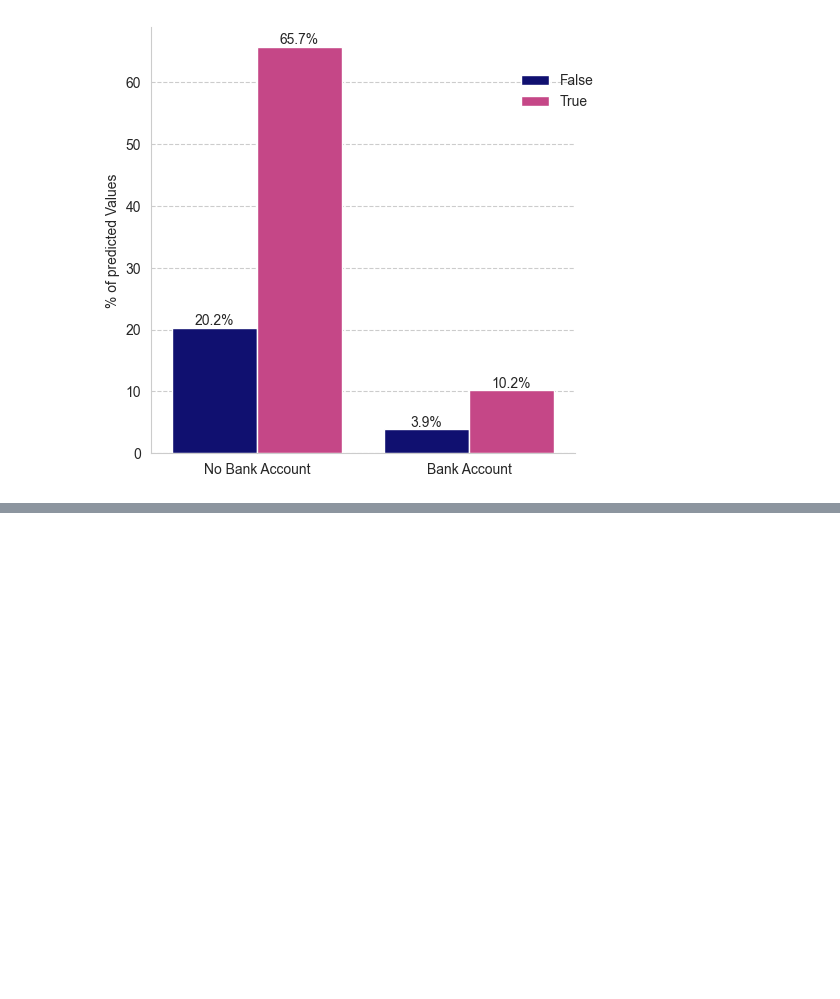
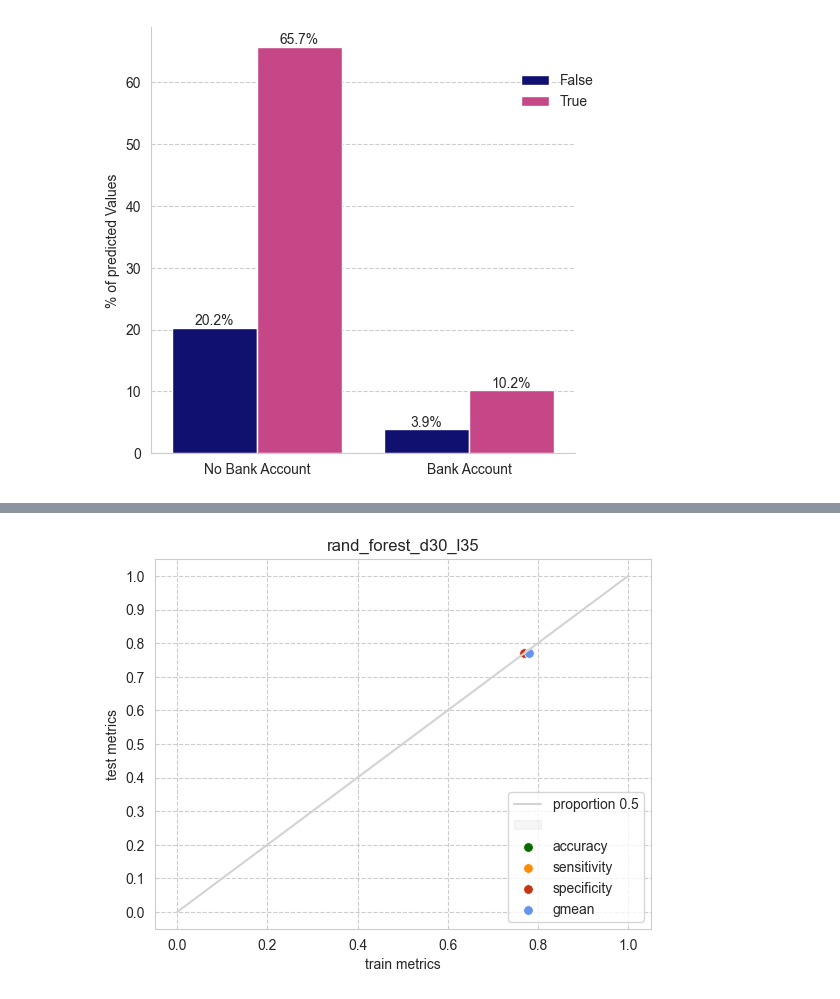
Before and after one commit to M4R1T4/ml_project_financial_inclusion, a Jupyter notebook: models/06_Tree_Models_Variants.ipynb, the cells around one changed output, grey strips where cells are left out. Saved outputs shown, nothing was run; the diff lists cells and outputs as text; code cells hidden in the pictures; blank space fills up the shorter version.

```diff
--- a/models/06_Tree_Models_Variants.ipynb
+++ b/models/06_Tree_Models_Variants.ipynb
@@ -386,0 +424,14 @@ NameError: name 'accuracy_score' is not defined
+# %%
+rand_forest_d30_l35 = mf.train_model(RandomForestClassifier,
+                            X_train,
+                            y_train,
+                            class_weight = 'balanced', # important for the imbalanced data!!
+                            criterion = "gini",
+                            min_samples_leaf = 5,
+                            max_depth = 30,
+                            max_leaf_nodes = 35,
+                            random_state=123,
+                            min_samples_split = 2,
+                            n_estimators = 100,
+                            max_features = 'sqrt',
+                            n_jobs=-1, verbose = 1)
@@ -386,0 +442,3 @@ NameError: name 'accuracy_score' is not defined
+# %%
+rand_forest_d30_l35_dict = mf.model_scores_df(rand_forest_d30_l35, X_train, X_test, y_train, y_test , 'rand_forest_d30_l35')
+rand_forest_d30_l35_dict
@@ -386,0 +461,5 @@ NameError: name 'accuracy_score' is not defined
+# %%
+mf.metrics_line_scatterplot(rand_forest_d30_l35_dict)
+plt.savefig('../plots_and_pictures/model_rand_forest_d30_l35_scatter.png', transparent=False)
+# %% [output]
+[figure, added]
```
Also changed, not shown: parts of 18 cells of this notebook, 3 other files.
